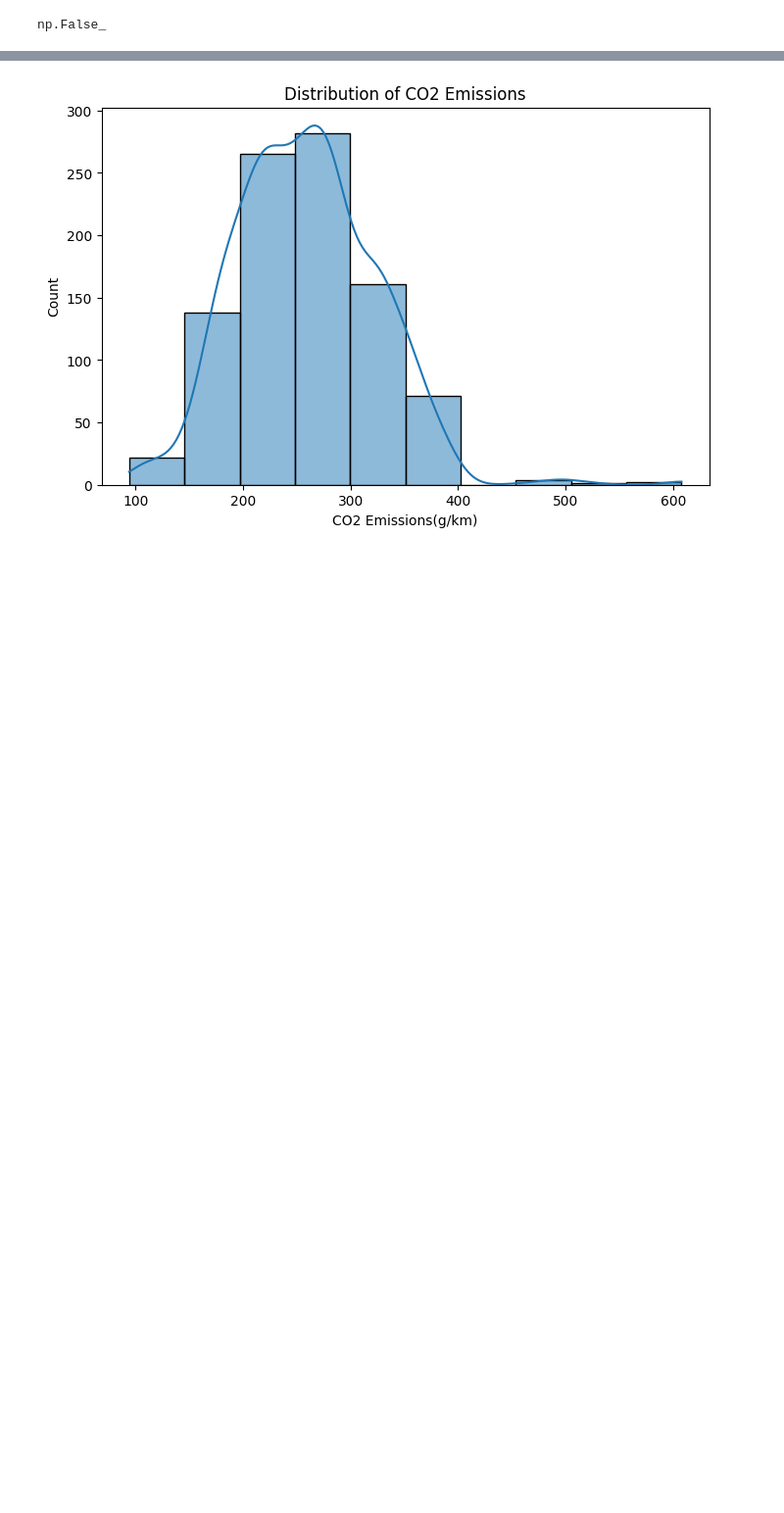
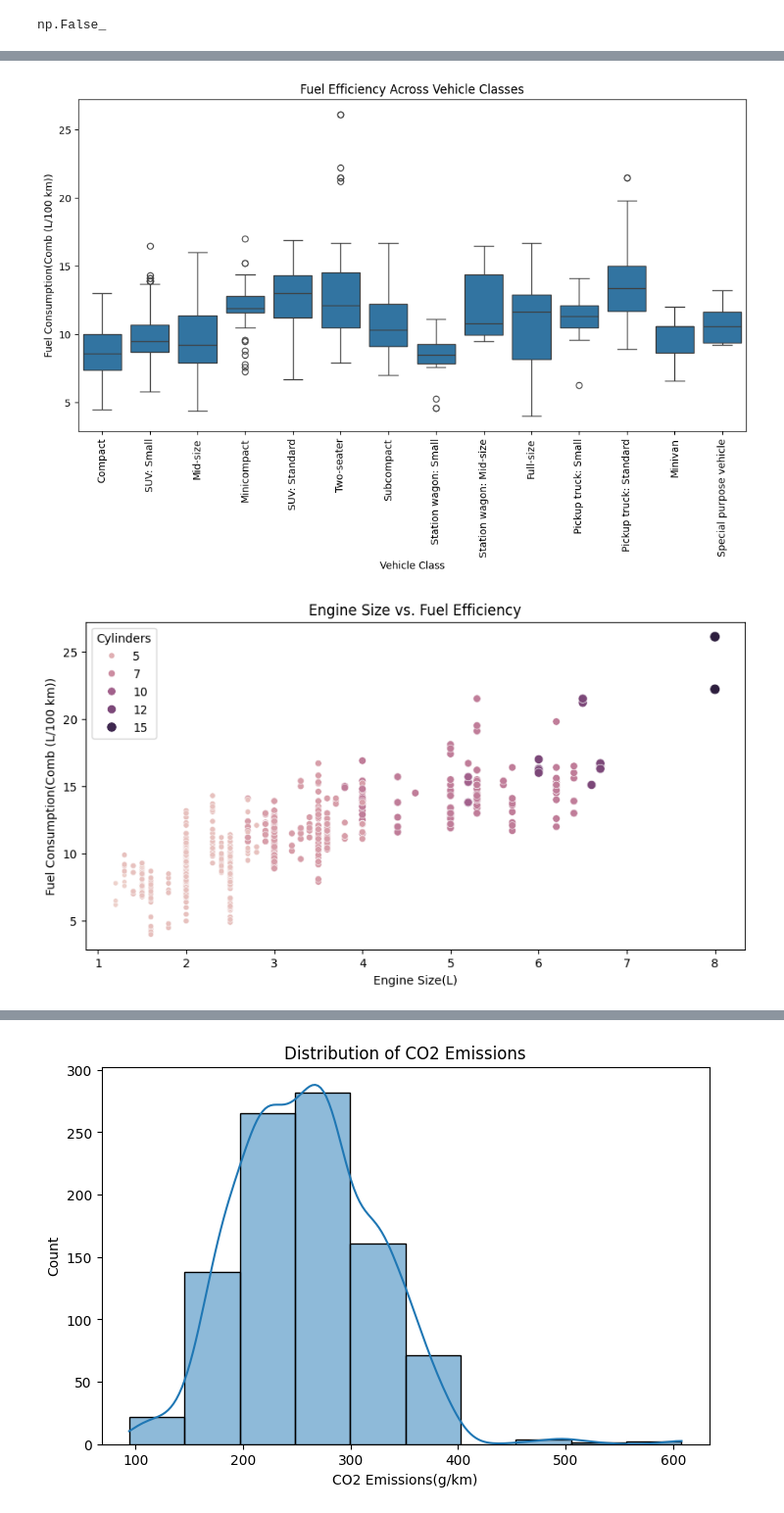
Before and after one commit to ShailajDahal-khwopa/Predict-Fuel-Effeciency, a Jupyter notebook: fuel.ipynb, the cells around one changed output, grey strips where cells are left out. Shown at 98% size. Cells and saved outputs as stored; diff of their text form; code cells hidden in the pictures; blank space fills up the shorter version.

```diff
--- a/fuel.ipynb
+++ b/fuel.ipynb
@@ -47,0 +85,57 @@ np.False_
+# %%
+
+
+# Convert transmission type into Manual or Automatic
+df['Transmission Type'] = df['Transmission'].apply(lambda x: 'Manual' if 'M' in x else 'Automatic')
+
+# Vehicle Class Impact on Fuel Efficiency
+plt.figure(figsize=(12, 6))
+sns.boxplot(x='Vehicle Class', y='Fuel Consumption(Comb (L/100 km))', data=df)
+plt.xticks(rotation=90)
+plt.title('Fuel Efficiency Across Vehicle Classes')
+plt.show()
+
+# Engine Size & Fuel Efficiency Relationship
+plt.figure(figsize=(10, 5))
+sns.scatterplot(x='Engine Size(L)', y='Fuel Consumption(Comb (L/100 km))', hue='Cylinders', size='Cylinders', data=df)
+plt.title('Engine Size vs. Fuel Efficiency')
+plt.show()
+
+# Checking threshold where fuel efficiency drops sharply
+sns.lmplot(x='Engine Size(L)', y='Fuel Consumption(Comb (L/100 km))', data=df, aspect=2, height=6)
+plt.title('Engine Size vs Fuel Consumption Trend')
+plt.show()
+
+# Transmission Type & Efficiency
+plt.figure(figsize=(8, 5))
+sns.boxplot(x='Transmission Type', y='Fuel Consumption(Comb (L/100 km))', data=df)
+plt.title('Fuel Efficiency by Transmission Type')
+plt.show()
+
+# Transmission Efficiency within Vehicle Classes
+plt.figure(figsize=(12, 6))
+sns.boxplot(x='Vehicle Class', y='Fuel Consumption(Comb (L/100 km))', hue='Transmission Type', data=df)
+plt.xticks(rotation=90)
+plt.title('Fuel Efficiency by Transmission Type within Vehicle Classes')
+plt.show()
+
+# Fuel Type vs. Fuel Efficiency
+plt.figure(figsize=(8, 5))
+sns.boxplot(x='Fuel Type', y='Fuel Consumption(Comb (L/100 km))', data=df)
+plt.title('Fuel Efficiency by Fuel Type')
+plt.show()
+
+# Fuel Type vs. CO2 Emissions
+plt.figure(figsize=(8, 5))
+sns.boxplot(x='Fuel Type', y='CO2 Emissions(g/km)', data=df)
+plt.title('CO2 Emissions by Fuel Type')
+plt.show()
+
+# CO2 Rating & Fuel Consumption Relationship
+plt.figure(figsize=(8, 5))
+sns.scatterplot(x='CO2 Rating', y='Fuel Consumption(Comb (L/100 km))', data=df)
+plt.title('CO2 Rating vs. Fuel Consumption')
+plt.show()
+# %% [output]
+[figure, added]
+[figure, added]
```
Also changed, not shown: parts of 13 cells of this notebook.
